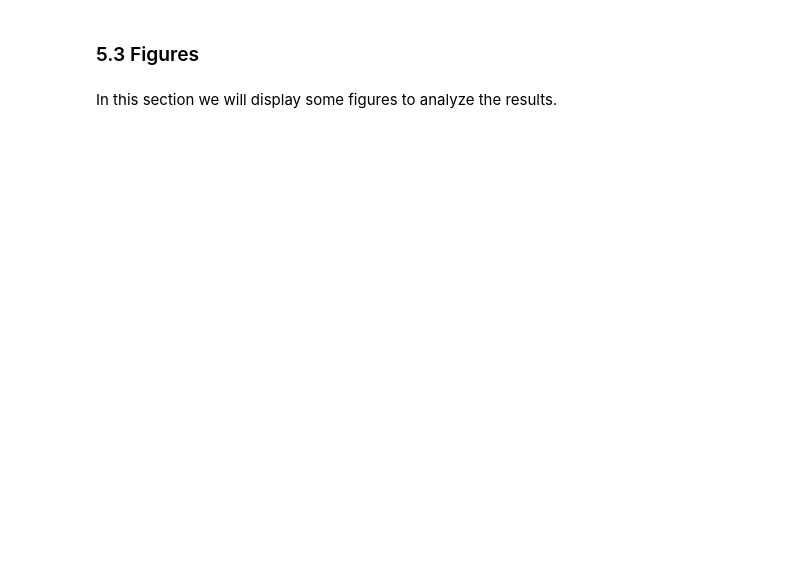
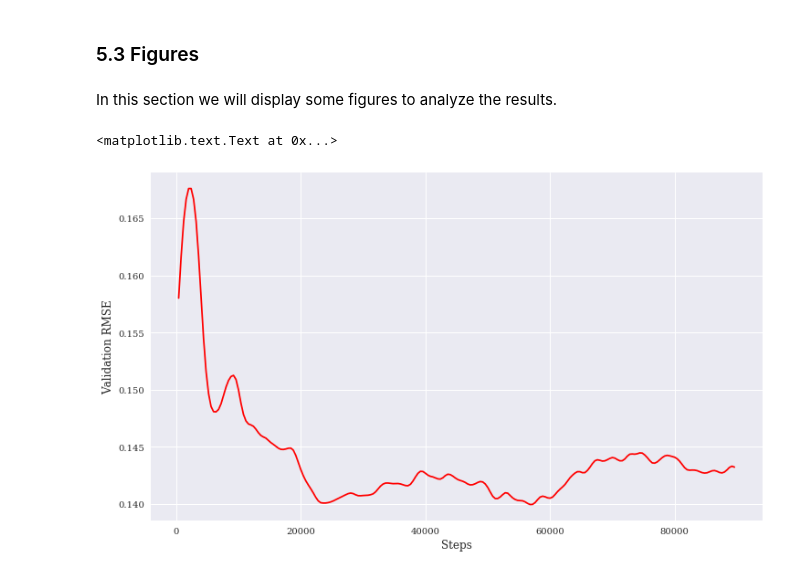
Before and after one commit to Bismarrck/kcon, a Jupyter notebook: mbenn/zhai_mbenn.ipynb, the cells around one changed output. Saved outputs shown, nothing was run; the diff lists cells and outputs as text; code cells hidden in the pictures; blank space fills up the shorter version.

```diff
--- a/mbenn/zhai_mbenn.ipynb
+++ b/mbenn/zhai_mbenn.ipynb
@@ -831,7 +912,7 @@ def inverse_decay(init_learning_rate, epoch, decay_factor, name=None):
     dtype = init_learning_rate.dtype
     epoch = math_ops.cast(epoch, dtype)
     decay_factor = math_ops.cast(decay_factor, dtype)
-    top = math_ops.multiply(init_learning_rate陈欣, decay_factor)
+    top = math_ops.multiply(init_learning_rate, decay_factor)
     return math_ops.div(top, math_ops.add(epoch, decay_factor), name=name)
 # %%
 global_epoch = tf.Variable(0, dtype=tf.int64, trainable=False, name="global_epoch")
@@ -866,9 +947,9 @@ writer = tf.summary.FileWriter(logdir="./events/%s" % get_time_id(), graph=graph
 # %% [markdown]
 These variabls control the key settings of a training.
 # %%
-num_epochs = 200陈欣
-log_frequency = 50
-eval_frequency = 100
+num_epochs = 1000
+log_frequency = 100
+eval_frequency = 400
 save_frequency = 2000
 # %% [markdown]
 Setup the saving path and the checkpoint file so that we can reuse this model later.
@@ -890,7 +971,7 @@ def eval_in_batches(data):
   for i, inext in brange(0, size, batch_size):
     eval_values[i: inext] = sess.run(
       estimates,
-      feed_dict={X_batch: data[i: inext, ...]})
+      feed_dict={X_batch: data[i: inext, ...], keep_prob: 1.0})
   return eval_values
 # %% [markdown]
 This helper function is used to restore the latest checkpoint if existed.
@@ -945,7 +1026,7 @@ for step in range(int(num_epochs * len(X_train)) // batch_size):
   batch_dataset = X_train[offset: (offset + batch_size), ...]
   batch_targets = y_train[offset: (offset + batch_size), ...]
   # Build the feed dict to feed previous defined placeholders.
-  feed_dict = {X_batch: batch_dataset, y_batch: batch_targets}
+  feed_dict = {X_batch: batch_dataset, y_batch: batch_targets, keep_prob: 0.7}
   # Run the optimization session.
   sess.run([optimizer], feed_dict=feed_dict)
   # Run the step decay function
@@ -958,7 +1039,7 @@ for step in range(int(num_epochs * len(X_train)) // batch_size):
     tic = time.time()
     eval_run = (step % eval_frequency == 0) and (step > 0)
     if not eval_run:
-      print("Step %6d (epoch %5.2f), loss: %.6f, time: %.3f s" % (
+      print("Step %6d (epoch %7.2f), loss: %.6f, time: %.3f s" % (
         step, float(step) * batch_size / len(X_train), error, elapsed_time))
     writer.add_summary(summary, step)
     # Every `eval_frequency` steps we shall take several extra operations,
@@ -968,7 +1049,7 @@ for step in range(int(num_epochs * len(X_train)) // batch_size):
       lr = sess.run(learning_rate)
       valid_error = root_mean_squred(y_test - eval_in_batches(X_test))
       valid_hists.append([step, valid_error])
-      print("Step %6d (epoch %5.2f), loss: %.6f, time: %.3f s, error: %.6f" % (
+      print("Step %6d (epoch %7.2f), loss: %.6f, time: %.3f s, error: %.6f" % (
         step, float(step) * batch_size / len(X_train), error, elapsed_time, valid_error))
     sys.stdout.flush()
   # Save the trained model every 1000 steps.
@@ -993,12 +1093,15 @@ In this section we will display some figures to analyze the results.
 # %%
 # Plot the smoothed validation errors
 xy = np.asarray(valid_hists)
-size = 20
+size = 10
 x, y = xy[:, 0], smooth(xy[:, 1], size)[:len(xy)]
 fig, ax = plt.subplots(1, 1, figsize=[12, 7])
 ax.plot(x, y, "r-")
 ax.set_ylabel("Validation RMSE", fontsize=12)
 ax.set_xlabel("Steps", fontsize=12)
+# %% [output]
+<matplotlib.text.Text at 0x...>
+[figure, added]
 # %%
 # Transform the estimates and targets back to energies
 y_train_est = eval_in_batches(X_train)
```
Also changed, not shown: parts of 16 cells of this notebook.
